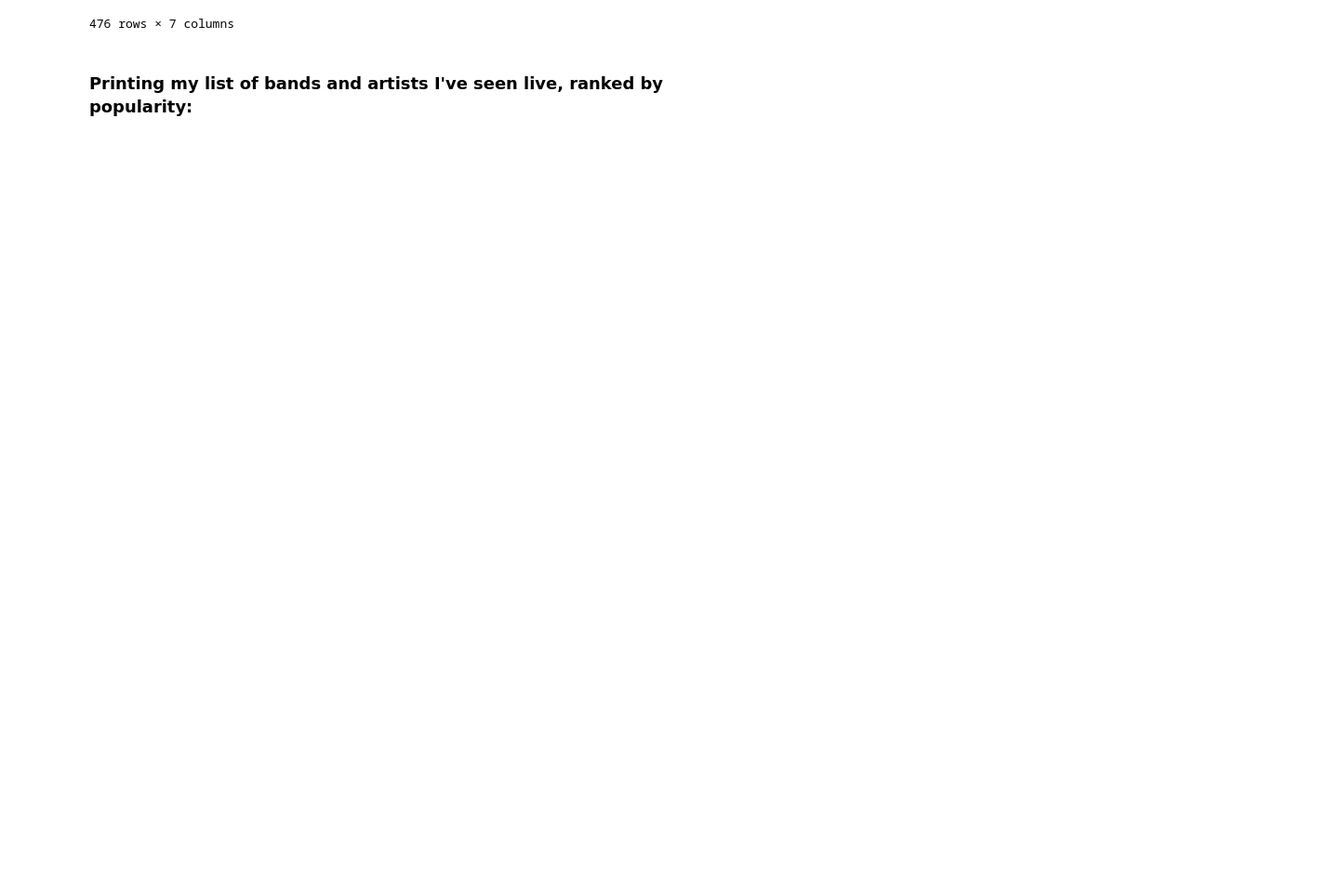
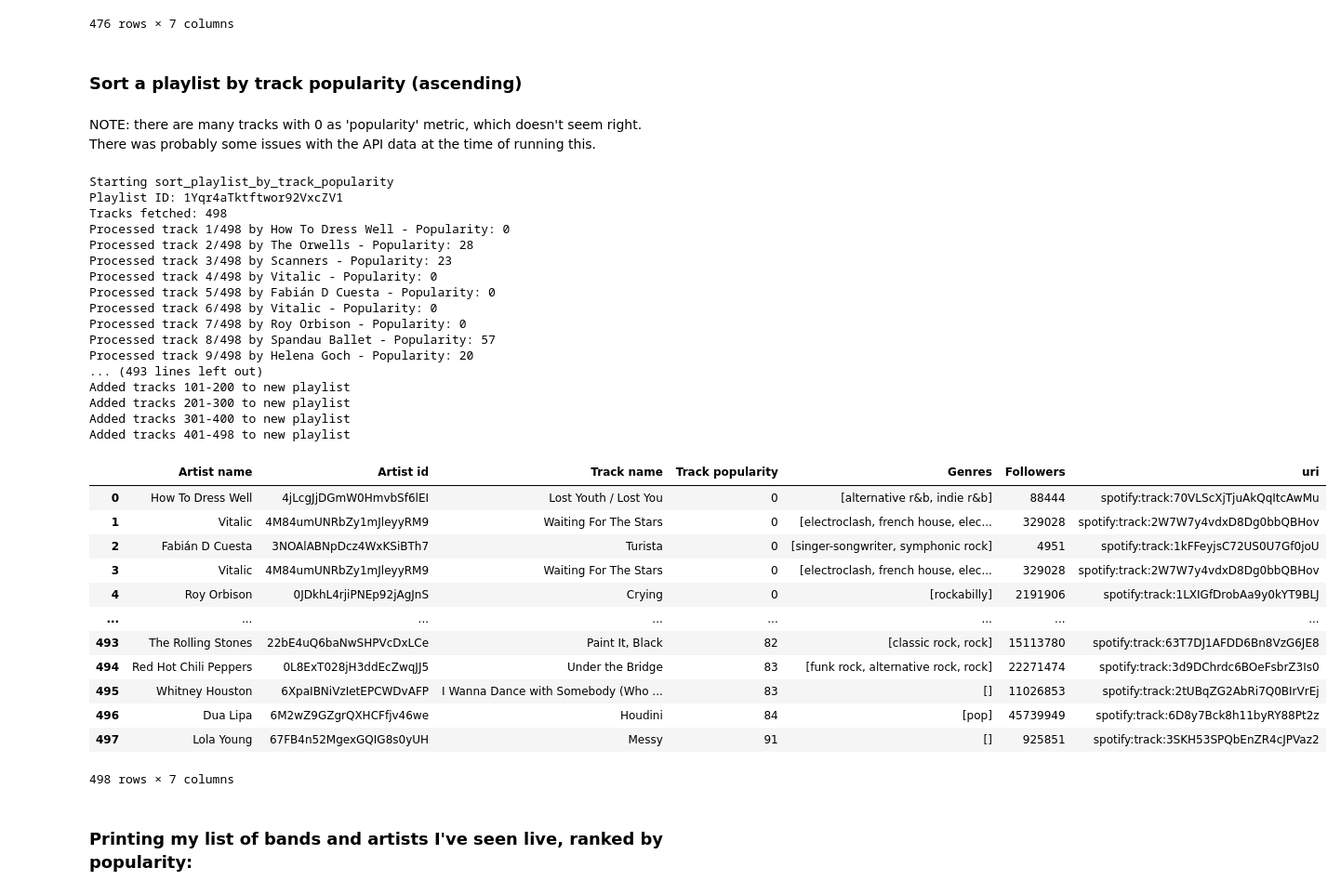
Before and after one commit to reddgr/spotipy-use-cases, a Jupyter notebook: playlist_sorting_functions.ipynb, the cells around one changed output. Shown at 93% size. Cells and saved outputs as stored; diff of their text form; code cells hidden in the pictures; blank space fills up the shorter version.

```diff
--- a/playlist_sorting_functions.ipynb
+++ b/playlist_sorting_functions.ipynb
@@ -319,3 +319,44 @@ Added tracks 401-476 to new playlist
 | 474 | Biscuit Miller | 75cfGBT6F2Jy1z3NF2eAbA | She Likes to Boogie | 0 | [] | 289 | spotify:track:33JAedQLu0Ne9DFGDIJcrV |
 | 475 | Grabba Grabba Tape | 6Oh8Y6L0FvUjjq29hkSekC | Dr. Grostronic & Lil Kül Lol | 0 | [] | 129 | spotify:track:5tVeH0wpHymjUbhxeIgHO4 |
 476 rows × 7 columns
+# %% [markdown]
+### Sort a playlist by track popularity (ascending)
+# %% [markdown]
+NOTE: there are many tracks with 0 as 'popularity' metric, which doesn't seem right. There was probably some issues with the API data at the time of running this.
+# %%
+# My Shazam Tracks
+playlist_url = "https://open.spotify.com/playlist/1Yqr4aTktftwor92VxcZV1"
+# playlist_url = input("Please enter the playlist URL: ")
+df_sorted = sort_playlist_by_track_popularity(sp, playlist_url, descending=False)
+display(df_sorted)
+# %% [output]
+Starting sort_playlist_by_track_popularity
+Playlist ID: 1Yqr4aTktftwor92VxcZV1
+Tracks fetched: 498
+Processed track 1/498 by How To Dress Well - Popularity: 0
+Processed track 2/498 by The Orwells - Popularity: 28
+Processed track 3/498 by Scanners - Popularity: 23
+Processed track 4/498 by Vitalic - Popularity: 0
+Processed track 5/498 by Fabián D Cuesta - Popularity: 0
+Processed track 6/498 by Vitalic - Popularity: 0
+Processed track 7/498 by Roy Orbison - Popularity: 0
+Processed track 8/498 by Spandau Ballet - Popularity: 57
+Processed track 9/498 by Helena Goch - Popularity: 20
+... (493 lines left out)
+Added tracks 101-200 to new playlist
+Added tracks 201-300 to new playlist
+Added tracks 301-400 to new playlist
+Added tracks 401-498 to new playlist
+|  | Artist name | Artist id | Track name | Track popularity | Genres | Followers | uri |
+| 0 | How To Dress Well | 4jLcgJjDGmW0HmvbSf6lEI | Lost Youth / Lost You | 0 | [alternative r&b, indie r&b] | 88444 | spotify:track:70VLScXjTjuAkQqItcAwMu |
+| 1 | Vitalic | 4M84umUNRbZy1mJleyyRM9 | Waiting For The Stars | 0 | [electroclash, french house, elec... | 329028 | spotify:track:2W7W7y4vdxD8Dg0bbQBHov |
+| 2 | Fabián D Cuesta | 3NOAlABNpDcz4WxKSiBTh7 | Turista | 0 | [singer-songwriter, symphonic rock] | 4951 | spotify:track:1kFFeyjsC72US0U7Gf0joU |
+| 3 | Vitalic | 4M84umUNRbZy1mJleyyRM9 | Waiting For The Stars | 0 | [electroclash, french house, elec... | 329028 | spotify:track:2W7W7y4vdxD8Dg0bbQBHov |
+| 4 | Roy Orbison | 0JDkhL4rjiPNEp92jAgJnS | Crying | 0 | [rockabilly] | 2191906 | spotify:track:1LXIGfDrobAa9y0kYT9BLJ |
+| ... | ... | ... | ... | ... | ... | ... | ... |
+| 493 | The Rolling Stones | 22bE4uQ6baNwSHPVcDxLCe | Paint It, Black | 82 | [classic rock, rock] | 15113780 | spotify:track:63T7DJ1AFDD6Bn8VzG6JE8 |
+| 494 | Red Hot Chili Peppers | 0L8ExT028jH3ddEcZwqJJ5 | Under the Bridge | 83 | [funk rock, alternative rock, rock] | 22271474 | spotify:track:3d9DChrdc6BOeFsbrZ3Is0 |
+| 495 | Whitney Houston | 6XpaIBNiVzIetEPCWDvAFP | I Wanna Dance with Somebody (Who ... | 83 | [] | 11026853 | spotify:track:2tUBqZG2AbRi7Q0BIrVrEj |
+| 496 | Dua Lipa | 6M2wZ9GZgrQXHCFfjv46we | Houdini | 84 | [pop] | 45739949 | spotify:track:6D8y7Bck8h11byRY88Pt2z |
+| 497 | Lola Young | 67FB4n52MgexGQIG8s0yUH | Messy | 91 | [] | 925851 | spotify:track:3SKH53SPQbEnZR4cJPVaz2 |
+498 rows × 7 columns
```
Also changed, not shown: parts of 3 cells of this notebook, 2 other files.
